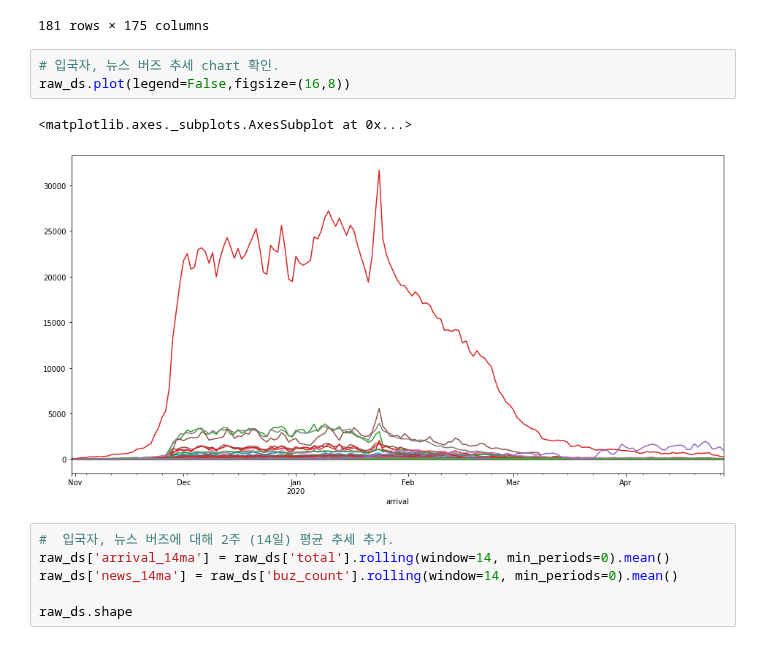
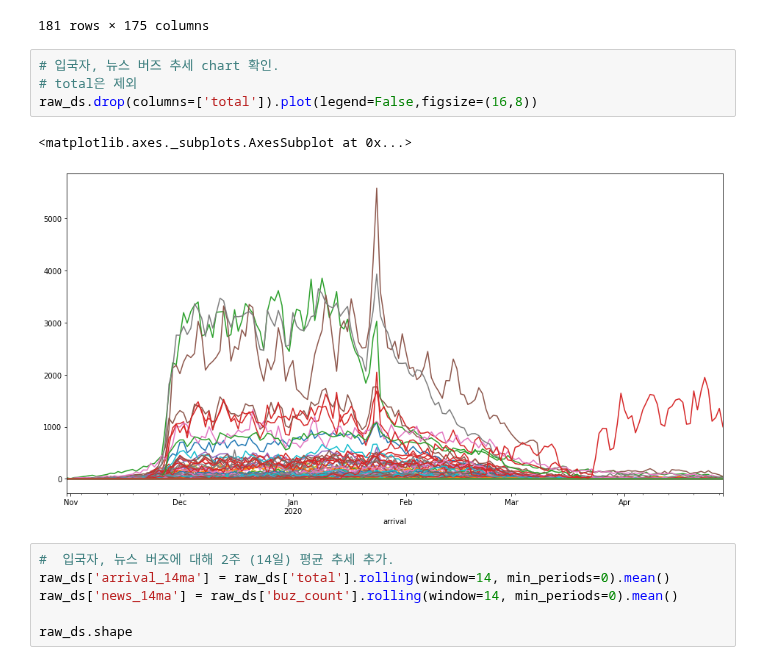
Before and after one commit to dolmani38/ai_corona, a Jupyter notebook: ai_corona.ipynb, the cells around one changed output. Saved outputs shown, nothing was run; the diff lists cells and outputs as text.

```diff
--- a/ai_corona.ipynb
+++ b/ai_corona.ipynb
@@ -211,10 +211,11 @@ raw_ds
 181 rows × 175 columns
 # %%
 # 입국자, 뉴스 버즈 추세 chart 확인.
-raw_ds.plot(legend=False,figsize=(16,8))
+# total은 제외
+raw_ds.drop(columns=['total']).plot(legend=False,figsize=(16,8))
 # %% [output]
 <matplotlib.axes._subplots.AxesSubplot at 0x...>
-[figure, old version]
+[figure, new version]
 # %%
 #  입국자, 뉴스 버즈에 대해 2주 (14일) 평균 추세 추가.
 raw_ds['arrival_14ma'] = raw_ds['total'].rolling(window=14, min_periods=0).mean()
```
Also changed, not shown: parts of 23 cells of this notebook.
